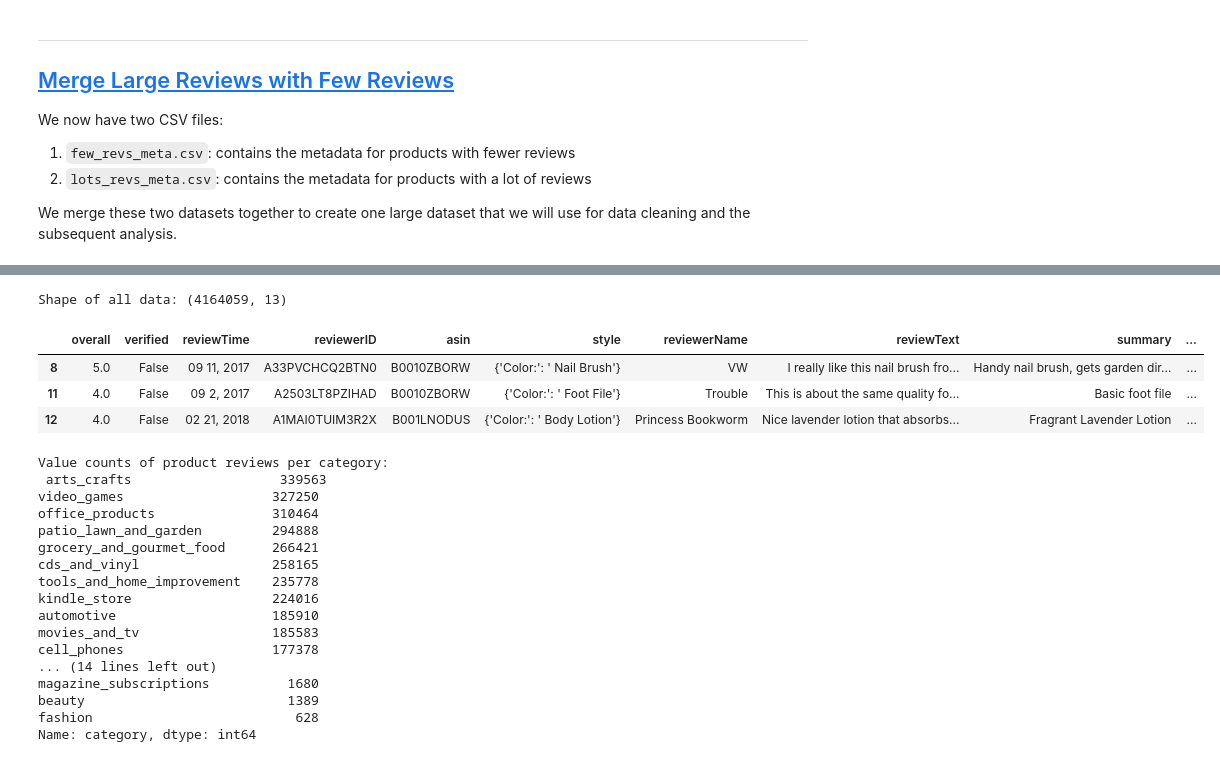
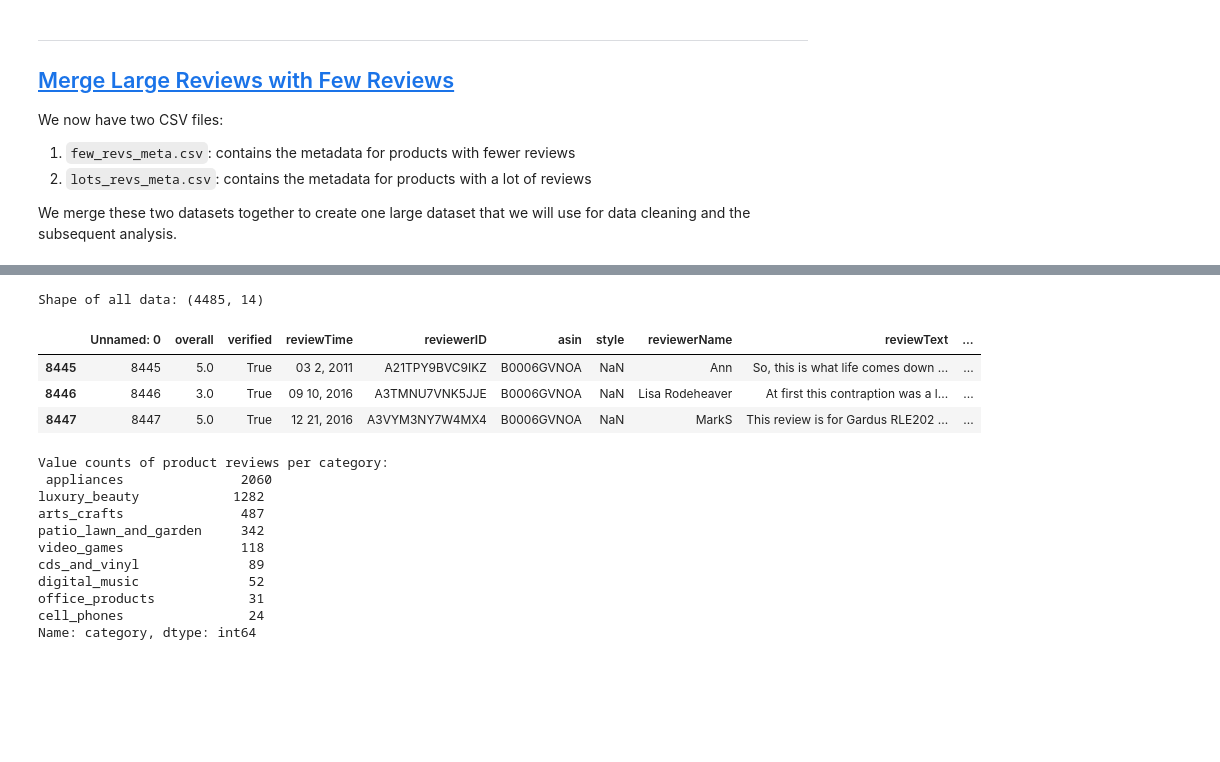
Before and after one commit to pavsingh7/Masters-Dissertation, a Jupyter notebook: Code/1 data_load.ipynb, the cells around one changed output, grey strips where cells are left out. Cells and saved outputs as stored; diff of their text form; code cells hidden in the pictures; blank space fills up the shorter version.

```diff
--- a/Code/1 data_load.ipynb
+++ b/Code/1 data_load.ipynb
@@ -751,0 +827,19 @@ all_revs.to_csv('Data/all_revs_with_records_1.csv')
+# %%
+# generates 82 916 reviews
+# ===  # ===
+
+test = test[test['asin'].isin(test.groupby('asin').size().reset_index(name='counts').query('counts >= 14')['asin'])]
+test = test[test['reviewerID'].isin(test.groupby('reviewerID').size().reset_index(name='counts').query('counts >= 14')['reviewerID'])]
+test = test[test['asin'].isin(test.groupby('asin').size().reset_index(name='counts').query('counts >= 14')['asin'])]
+
+# shape
+print(test.shape)
+
+# show number of ratings per reviewer in table
+display(test.groupby('reviewerID').size().reset_index(name='counts').sort_values('counts', ascending=True).head(5))
+
+# show number of ratings per product in table
+display(test.groupby('asin').size().reset_index(name='counts').sort_values('counts', ascending=True).head(5))
+
+# save to csv
+test.to_csv('Data/set3_data.csv')
@@ -751,0 +860,19 @@ all_revs.to_csv('Data/all_revs_with_records_1.csv')
+# %%
+# generates 4485 reviews
+# ===  # ===
+
+test = test[test['asin'].isin(test.groupby('asin').size().reset_index(name='counts').query('counts >= 20')['asin'])]
+test = test[test['reviewerID'].isin(test.groupby('reviewerID').size().reset_index(name='counts').query('counts >= 20')['reviewerID'])]
+test = test[test['asin'].isin(test.groupby('asin').size().reset_index(name='counts').query('counts >= 20')['asin'])]
+
+# shape
+print(test.shape)
+
+# show number of ratings per reviewer in table
+display(test.groupby('reviewerID').size().reset_index(name='counts').sort_values('counts', ascending=True).head(5))
+
+# show number of ratings per product in table
+display(test.groupby('asin').size().reset_index(name='counts').sort_values('counts', ascending=True).head(5))
+
+# save to csv
+test.to_csv('Data/set4_data.csv')
@@ -752,30 +893,24 @@ all_revs.to_csv('Data/all_revs_with_records_1.csv')
 # %%
 # quick look at the data
-print("Shape of all data:", all_revs.shape) #4 164 059
-display(all_revs.head(3))
+print("Shape of all data:", test.shape) #4 164 059
+display(test.head(3))
 
 # value counts
-print("\nValue counts of product reviews per category:\n",all_revs['category'].value_counts())
+print("\nValue counts of product reviews per category:\n",test['category'].value_counts())
 # %% [output]
-Shape of all data: (4164059, 13)
+Shape of all data: (4485, 14)
-|  | overall | verified | reviewTime | reviewerID | asin | style | reviewerName | reviewText | summary | ... |
-| 8 | 5.0 | False | 09 11, 2017 | A33PVCHCQ2BTN0 | B0010ZBORW | {'Color:': ' Nail Brush'} | VW | I really like this nail brush fro... | Handy nail brush, gets garden dir... | ... |
-| 11 | 4.0 | False | 09 2, 2017 | A2503LT8PZIHAD | B0010ZBORW | {'Color:': ' Foot File'} | Trouble | This is about the same quality fo... | Basic foot file | ... |
-| 12 | 4.0 | False | 02 21, 2018 | A1MAI0TUIM3R2X | B001LNODUS | {'Color:': ' Body Lotion'} | Princess Bookworm | Nice lavender lotion that absorbs... | Fragrant Lavender Lotion | ... |
+|  | Unnamed: 0 | overall | verified | reviewTime | reviewerID | asin | style | reviewerName | reviewText | ... |
+| 8445 | 8445 | 5.0 | True | 03 2, 2011 | A21TPY9BVC9IKZ | B0006GVNOA | NaN | Ann | So, this is what life comes down ... | ... |
+| 8446 | 8446 | 3.0 | True | 09 10, 2016 | A3TMNU7VNK5JJE | B0006GVNOA | NaN | Lisa Rodeheaver | At first this contraption was a l... | ... |
+| 8447 | 8447 | 5.0 | True | 12 21, 2016 | A3VYM3NY7W4MX4 | B0006GVNOA | NaN | MarkS | This review is for Gardus RLE202 ... | ... |
 Value counts of product reviews per category:
- arts_crafts                   339563
-video_games                   327250
-office_products               310464
-patio_lawn_and_garden         294888
-grocery_and_gourmet_food      266421
-cds_and_vinyl                 258165
-tools_and_home_improvement    235778
-kindle_store                  224016
-automotive                    185910
-movies_and_tv                 185583
-cell_phones                   177378
-... (14 lines left out)
-magazine_subscriptions          1680
-beauty                          1389
-fashion                          628
+ appliances               2060
+luxury_beauty            1282
+arts_crafts               487
+patio_lawn_and_garden     342
+video_games               118
+cds_and_vinyl              89
+digital_music              52
+office_products            31
+cell_phones                24
 Name: category, dtype: int64
```
Also changed, not shown: parts of 8 cells of this notebook, 12 other files.
